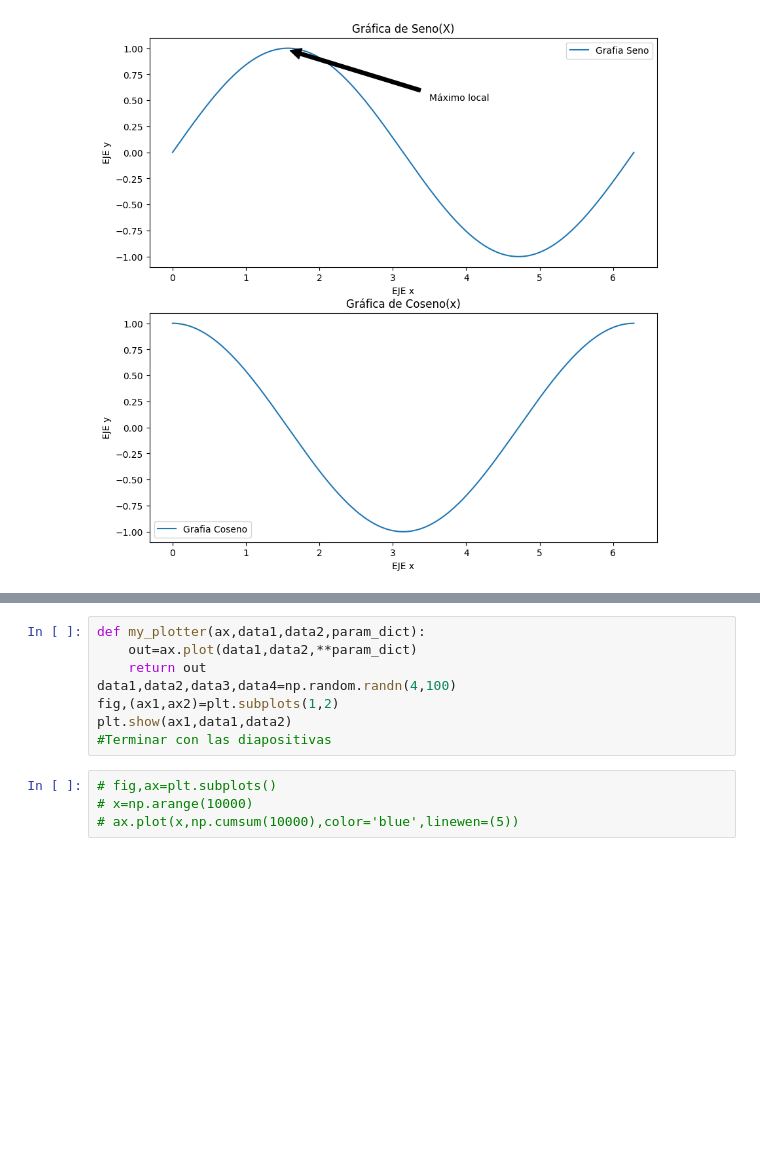
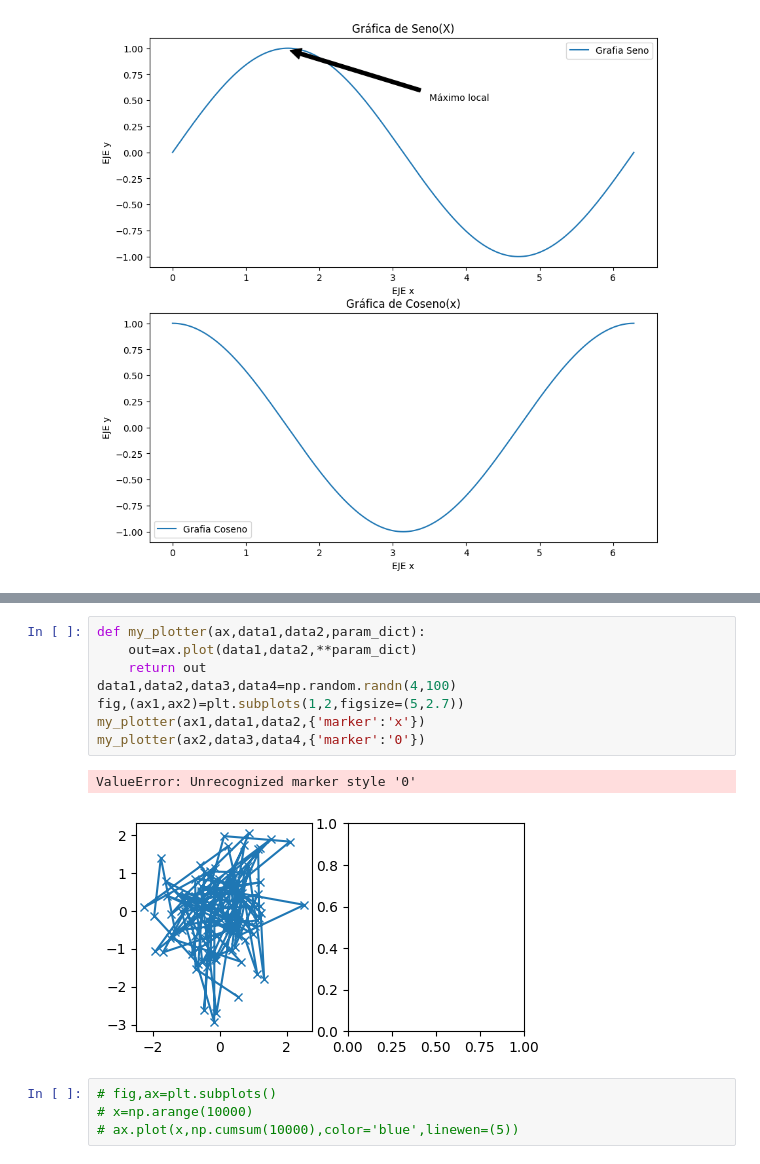
Before and after one commit to PabloAristiC/Inform-tica-ll, a Jupyter notebook: Unidad 2/Matplotlib.ipynb, the cells around one changed output, grey strips where cells are left out. Drawn from its saved outputs; the diff is of its cells as text; blank space fills up the shorter version.

```diff
--- a/Unidad 2/Matplotlib.ipynb
+++ b/Unidad 2/Matplotlib.ipynb
@@ -62,11 +82,14 @@ plt.show()
 # %%
 def my_plotter(ax,data1,data2,param_dict):
     out=ax.plot(data1,data2,**param_dict)
     return out
 data1,data2,data3,data4=np.random.randn(4,100)
-fig,(ax1,ax2)=plt.subplots(1,2)
-plt.show(ax1,data1,data2)
-#Terminar con las diapositivas
+fig,(ax1,ax2)=plt.subplots(1,2,figsize=(5,2.7))
+my_plotter(ax1,data1,data2,{'marker':'x'})
+my_plotter(ax2,data3,data4,{'marker':'0'})
+# %% [output]
+ValueError: Unrecognized marker style '0'
+[figure, added]
 # %%
 # fig,ax=plt.subplots()
 # x=np.arange(10000)
```
Also changed, not shown: parts of 3 cells of this notebook, 7 other files.
